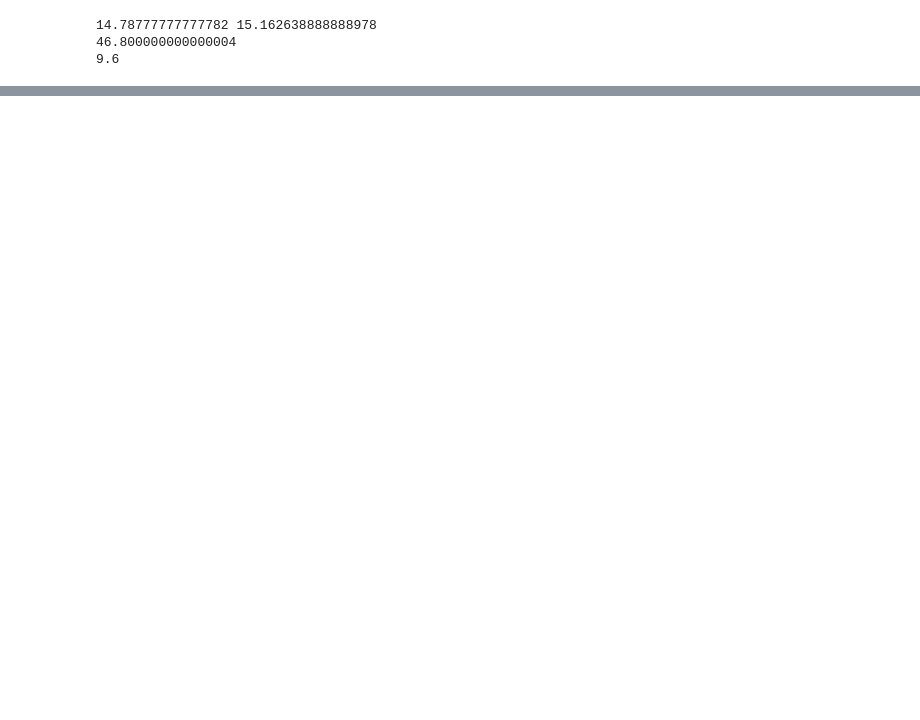
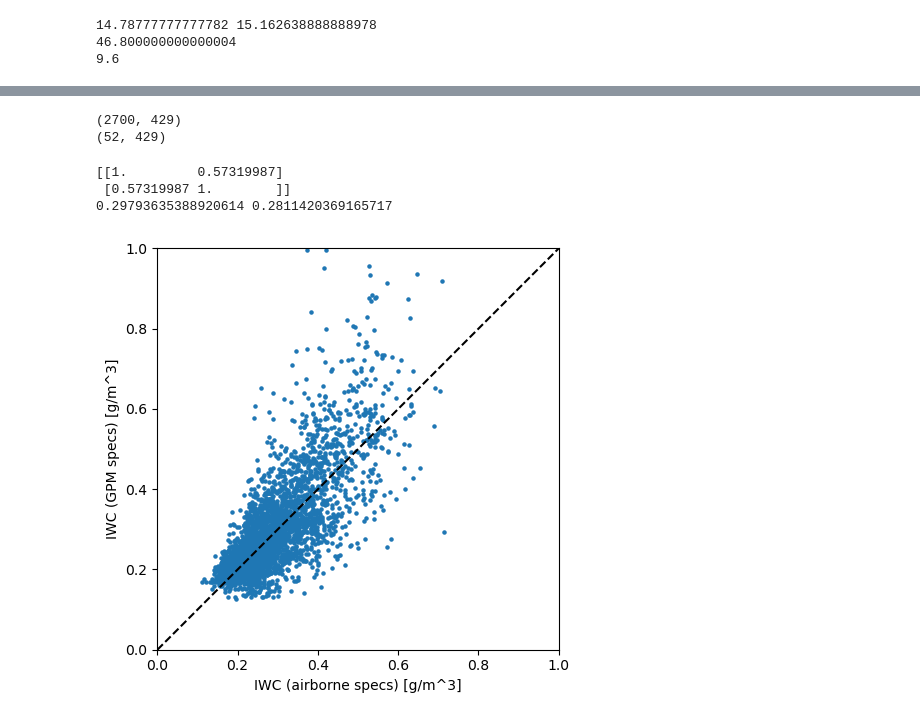
Before and after one commit to mgrecu35/aos, a Jupyter notebook: Synergy_KuW/airborne/readIMPACTS_Subset_Case5.ipynb, the cells around one changed output, grey strips where cells are left out. Drawn from its saved outputs; the diff is of its cells as text; code cells hidden in the pictures; blank space fills up the shorter version.

```diff
--- a/Synergy_KuW/airborne/readIMPACTS_Subset_Case5.ipynb
+++ b/Synergy_KuW/airborne/readIMPACTS_Subset_Case5.ipynb
@@ -253,0 +391,31 @@ plt.pcolormesh(timeL,h[0,:],vdopKu_m[:,::-1].T,cmap='jet',vmin=-10,vmax=10)
+# %%
+print(iwcm.shape)
+print(iwc_dpr_m.shape)
+a=np.nonzero(iwc_dpr_m>0)
+condIWC1=[]
+for i1,j1 in zip(a[0],a[1]):
+    iwc1=iwc_dpr_m[i1,j1]
+    iwc2=iwcm[i1*51:i1*51+50,j1].mean()
+    condIWC1.append([iwc1,iwc2])
+# %% [output]
+(2700, 429)
+(52, 429)
+# %%
+condIWC1=np.array(condIWC1)
+ax=plt.subplot(1,1,1)
+plt.scatter(condIWC1[:,1],condIWC1[:,0],s=5)
+plt.xlim(0,1)
+plt.ylim(0,1)
+ax.set_aspect('equal')
+plt.plot([0,1],[0,1],'k--')
+print(np.corrcoef(condIWC1[:,0],condIWC1[:,1]))
+print(np.mean(condIWC1[:,0]),np.mean(condIWC1[:,1]))
+plt.xlabel('IWC (airborne specs) [g/m^3]')
+plt.ylabel('IWC (GPM specs) [g/m^3]')
+plt.tight_layout()
+plt.savefig('scatterIWC.png',dpi=300)
+# %% [output]
+[[1.         0.57319987]
+ [0.57319987 1.        ]]
+0.29793635388920614 0.2811420369165717
+[figure, added]
```
Also changed, not shown: parts of 9 cells of this notebook, 4 other files.
